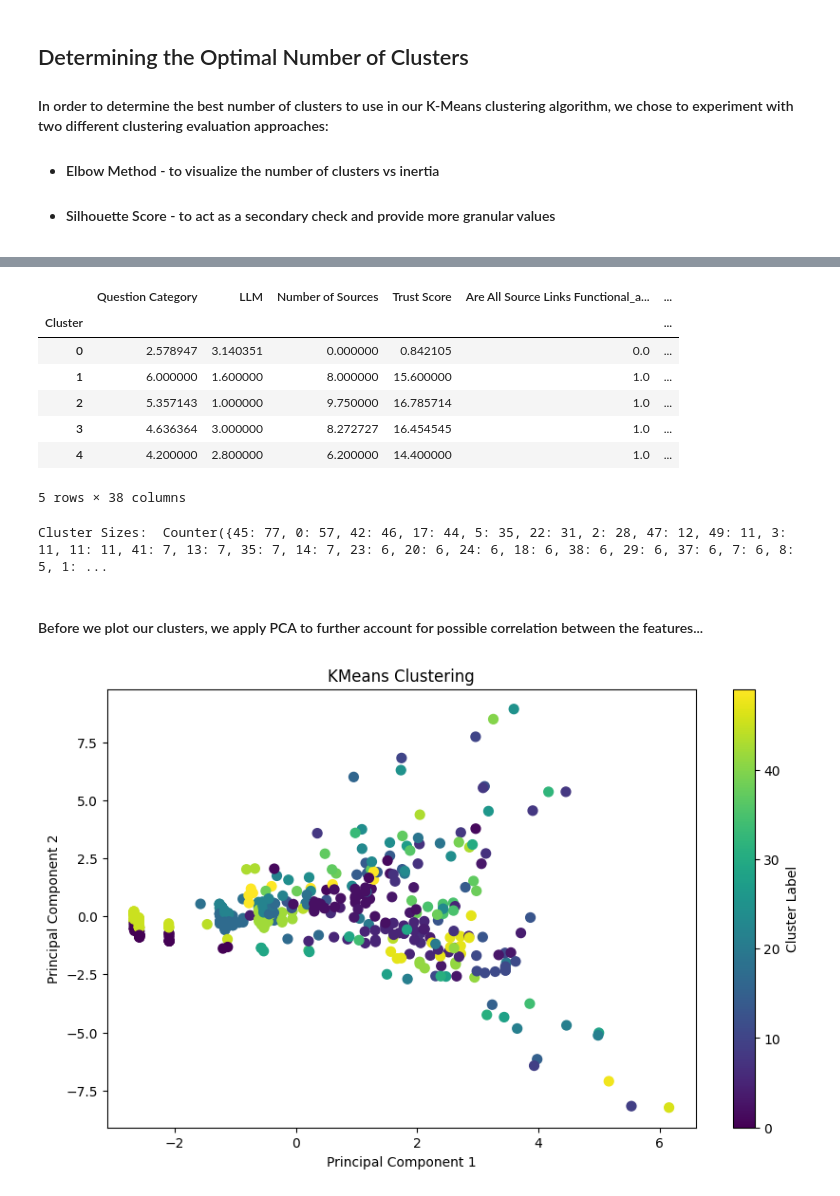
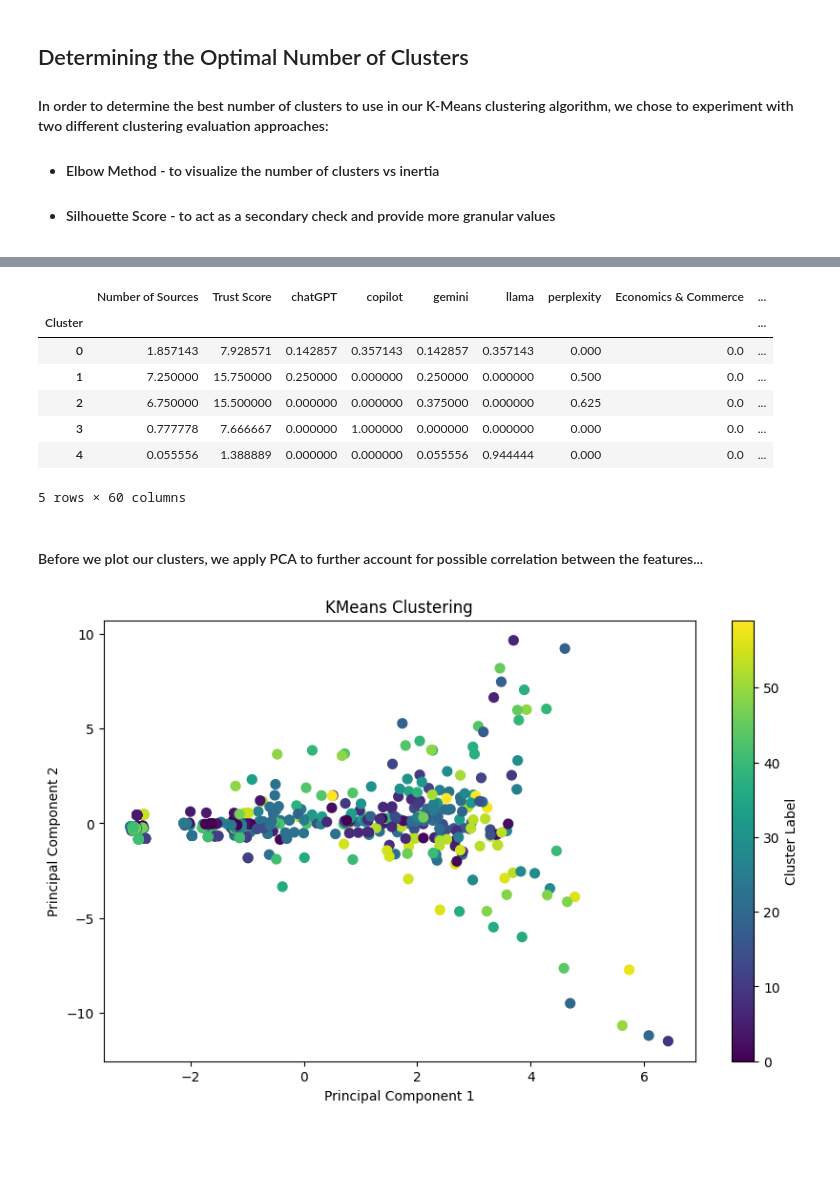
Before and after one commit to agreen8911/Building-Transparency-in-Search-Based-AI, a Jupyter notebook: models/clustering.ipynb, the cells around one changed output, grey strips where cells are left out. Cells and saved outputs as stored; diff of their text form; code cells hidden in the pictures; blank space fills up the shorter version.

```diff
--- a/models/clustering.ipynb
+++ b/models/clustering.ipynb
@@ -93,6 +99,6 @@ Index(['Question Category', 'LLM', 'Number of Sources', 'Trust Score',
       dtype='object')
 # %%
-df_reduced_scaled.drop(columns='Unnamed: 10', inplace=True)
+df_reduced_scaled.drop(columns='Unnamed: 24', inplace=True)
 # %% [markdown]
 ## Determining the Optimal Number of Clusters
 
@@ -100,10 +106,8 @@ df_reduced_scaled.drop(columns='Unnamed: 10', inplace=True)
  - #### Elbow Method - to visualize the number of clusters vs inertia
  - #### Silhouette Score - to act as a secondary check and provide more granular values
 # %%
-from sklearn.cluster import KMeans
-
 inertia = []
-range_clusters = range(1, 300)
+range_clusters = range(20, 300, 10)
 
 for k in range_clusters:
     kmeans = KMeans(n_clusters=k, random_state=42)
@@ -111,9 +115,10 @@ for k in range_clusters:
     inertia.append(kmeans.inertia_)
 
 plt.figure(figsize=(10, 6))
-plt.plot(inertia, marker='o')
+plt.plot(range_clusters, inertia, marker='o')
 plt.title('KMeans Inertia')
 plt.xlabel('Number of clusters')
 plt.ylabel('Inertia')
+plt.xticks(range_clusters, rotation=45)
 plt.show()
 # %% [output]
@@ -150,3 +155,3 @@ Number of clusters: 190, silhouette score: 0.48226222958503573
 # %%
-kmeans = KMeans(n_clusters=50, random_state=42).fit(df_reduced_scaled)
+kmeans = KMeans(n_clusters=60, random_state=42).fit(df_reduced_scaled)
 # %%
@@ -176,36 +180,30 @@ display(df_reduced)
 cluster_summary = df_reduced.groupby('Cluster').mean()
 cluster_summary.head()
 # %% [output]
-|  | Question Category | LLM | Number of Sources | Trust Score | Are All Source Links Functional_a... | ... |
-| Cluster |  |  |  |  |  | ... |
-| 0 | 2.578947 | 3.140351 | 0.000000 | 0.842105 | 0.0 | ... |
-| 1 | 6.000000 | 1.600000 | 8.000000 | 15.600000 | 1.0 | ... |
-| 2 | 5.357143 | 1.000000 | 9.750000 | 16.785714 | 1.0 | ... |
-| 3 | 4.636364 | 3.000000 | 8.272727 | 16.454545 | 1.0 | ... |
-| 4 | 4.200000 | 2.800000 | 6.200000 | 14.400000 | 1.0 | ... |
+|  | Number of Sources | Trust Score | chatGPT | copilot | gemini | llama | perplexity | Economics & Commerce | ... |
+| Cluster |  |  |  |  |  |  |  |  | ... |
+| 0 | 1.857143 | 7.928571 | 0.142857 | 0.357143 | 0.142857 | 0.357143 | 0.000 | 0.0 | ... |
+| 1 | 7.250000 | 15.750000 | 0.250000 | 0.000000 | 0.250000 | 0.000000 | 0.500 | 0.0 | ... |
+| 2 | 6.750000 | 15.500000 | 0.000000 | 0.000000 | 0.375000 | 0.000000 | 0.625 | 0.0 | ... |
+| 3 | 0.777778 | 7.666667 | 0.000000 | 1.000000 | 0.000000 | 0.000000 | 0.000 | 0.0 | ... |
+| 4 | 0.055556 | 1.388889 | 0.000000 | 0.000000 | 0.055556 | 0.944444 | 0.000 | 0.0 | ... |
-5 rows × 38 columns
+5 rows × 60 columns
-# %%
-cluster_sizes = Counter(kmeans.labels_)
-print("Cluster Sizes: ", cluster_sizes)
-# %% [output]
-Cluster Sizes:  Counter({45: 77, 0: 57, 42: 46, 17: 44, 5: 35, 22: 31, 2: 28, 47: 12, 49: 11, 3: 11, 11: 11, 41: 7, 13: 7, 35: 7, 14: 7, 23: 6, 20: 6, 24: 6, 18: 6, 38: 6, 29: 6, 37: 6, 7: 6, 8: 5, 1: ...
 # %% [markdown]
 #### Before we plot our clusters, we apply PCA to further account for possible correlation between the features...
 # %%
-
-pca = PCA(n_components=37)
+pca = PCA(n_components=59)
 df_reduced_pca = pca.fit_transform(df_reduced_scaled)
 
 plt.figure(figsize=(10, 6))
 scatter = plt.scatter(df_reduced_pca[:, 0], df_reduced_pca[:, 1], c=kmeans.labels_, cmap='viridis', s=50)
 plt.colorbar(scatter, label='Cluster Label')
 
 plt.xlabel('Principal Component 1')
 plt.ylabel('Principal Component 2')
 plt.title('KMeans Clustering')
 plt.show()
 # %% [output]
-[figure, old version]
+[figure, new version]
 # %%
 explained_variance = pca.explained_variance_ratio_
 cumulative_variance = explained_variance.cumsum()
```
Also changed, not shown: parts of 26 cells of this notebook, 9 other files.
